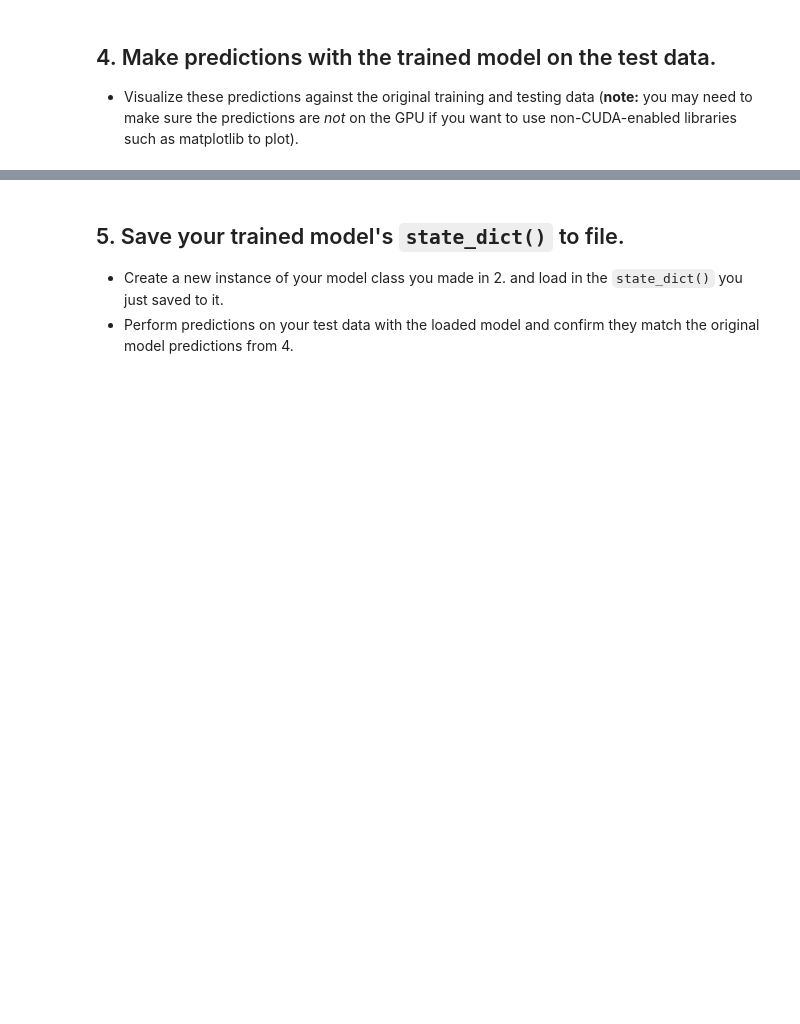
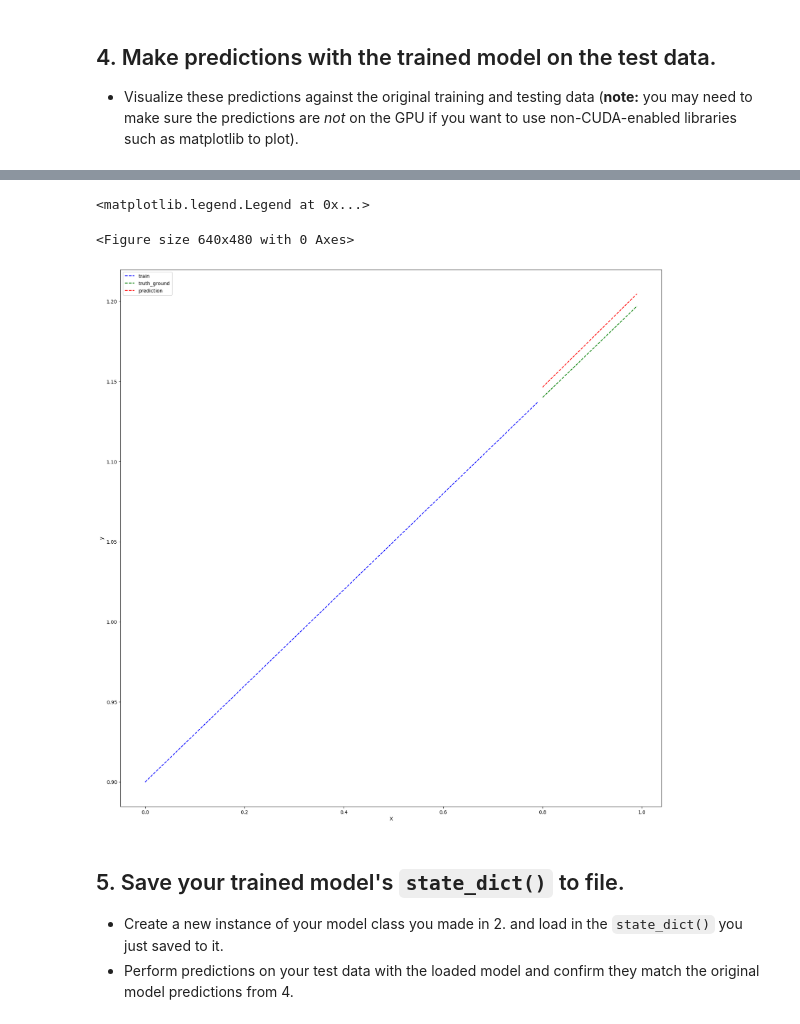
Before and after one commit to domonnss/pytorch-deep-learning, a Jupyter notebook: extras/exercises/01_pytorch_workflow_exercises.ipynb, the cells around one changed output, grey strips where cells are left out. Drawn from its saved outputs; the diff is of its cells as text; code cells hidden in the pictures; blank space fills up the shorter version.

```diff
--- a/extras/exercises/01_pytorch_workflow_exercises.ipynb
+++ b/extras/exercises/01_pytorch_workflow_exercises.ipynb
@@ -118,4 +171,7 @@ ax.legend()
   * The training loop should test the model on the test dataset every 20 epochs.
 # %%
 # Create the loss function and optimizer
+loss_function = nn.L1Loss()
+lrate = 0.01
+optimizer = torch.optim.SGD(params=model1.parameters(), lr=lrate)
 # %%
@@ -159,3 +243,8 @@ for epoch in range(epochs):
   * Visualize these predictions against the original training and testing data (**note:** you may need to make sure the predictions are *not* on the GPU if you want to use non-CUDA-enabled libraries such as matplotlib to plot).
 # %%
 # Make predictions with the model
+model1.eval()  # 使用eval模式,加速了推理过程
+
+with torch.inference_mode():
+    y_preds = model1(X_test)
+y_preds
@@ -163,0 +272,3 @@ for epoch in range(epochs):
+# %%
+y_preds = y_preds.to("cpu")
+y_preds
@@ -164,3 +296,24 @@ for epoch in range(epochs):
+# %%
+# Plot the predictions (these may need to be on a specific device)
+y_preds = y_preds.to("cpu")
+X_test = X_test.to("cpu")
+y_test = y_test.to("cpu")
+X_train = X_train.to("cpu")
+y_train = y_train.to("cpu")
+
+fig = plt.figure()
+fig, ax = plt.subplots(figsize=(20, 20))
+ax.plot(X_train, y_train, c="b", linestyle="--", label="train")
+ax.plot(X_test, y_test, c="g", linestyle="--", label="truth_ground")
+ax.plot(X_test, y_preds, c="r", linestyle="--", label="prediction")
+ax.set_xlabel("X")
+ax.set_ylabel("y")
+
+ax.legend()
+# %% [output]
+<matplotlib.legend.Legend at 0x...>
+<Figure size 640x480 with 0 Axes>
+[figure, added]
 # %% [markdown]
 ## 5. Save your trained model's `state_dict()` to file.
   * Create a new instance of your model class you made in 2. and load in the `state_dict()` you just saved to it.
```
Also changed, not shown: parts of 11 cells of this notebook, 2 other files.
